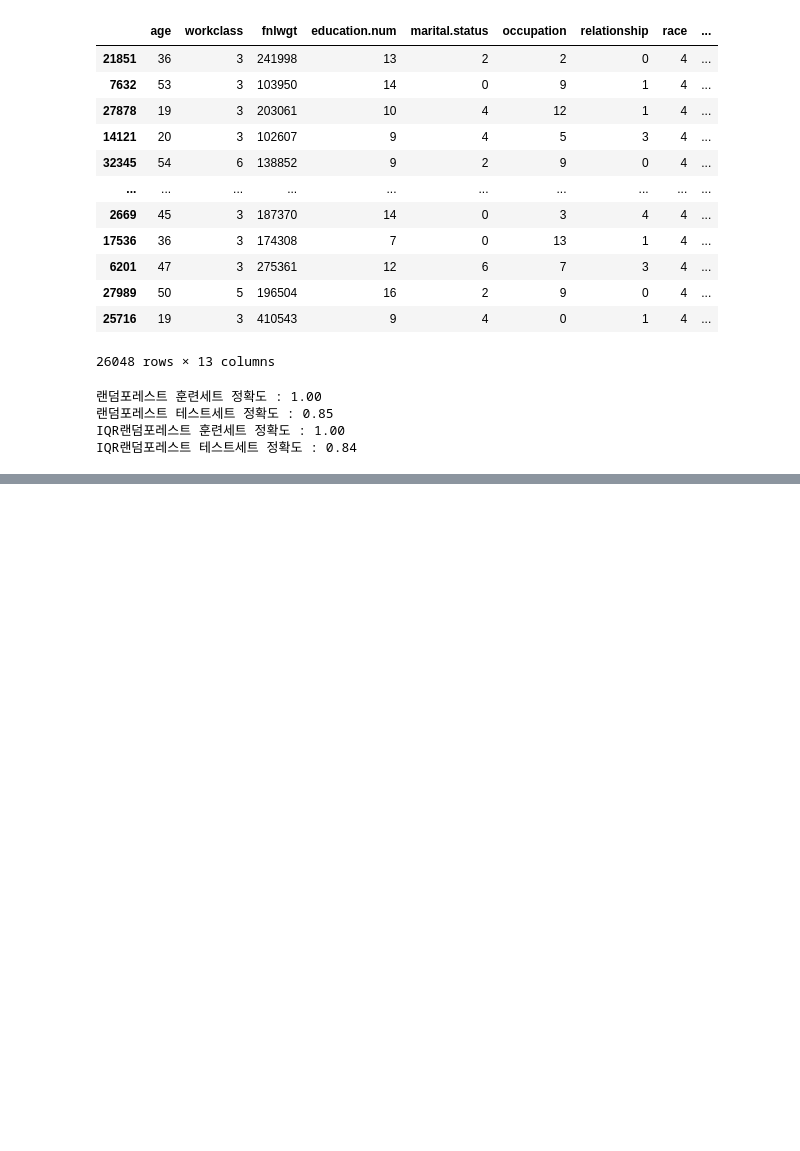
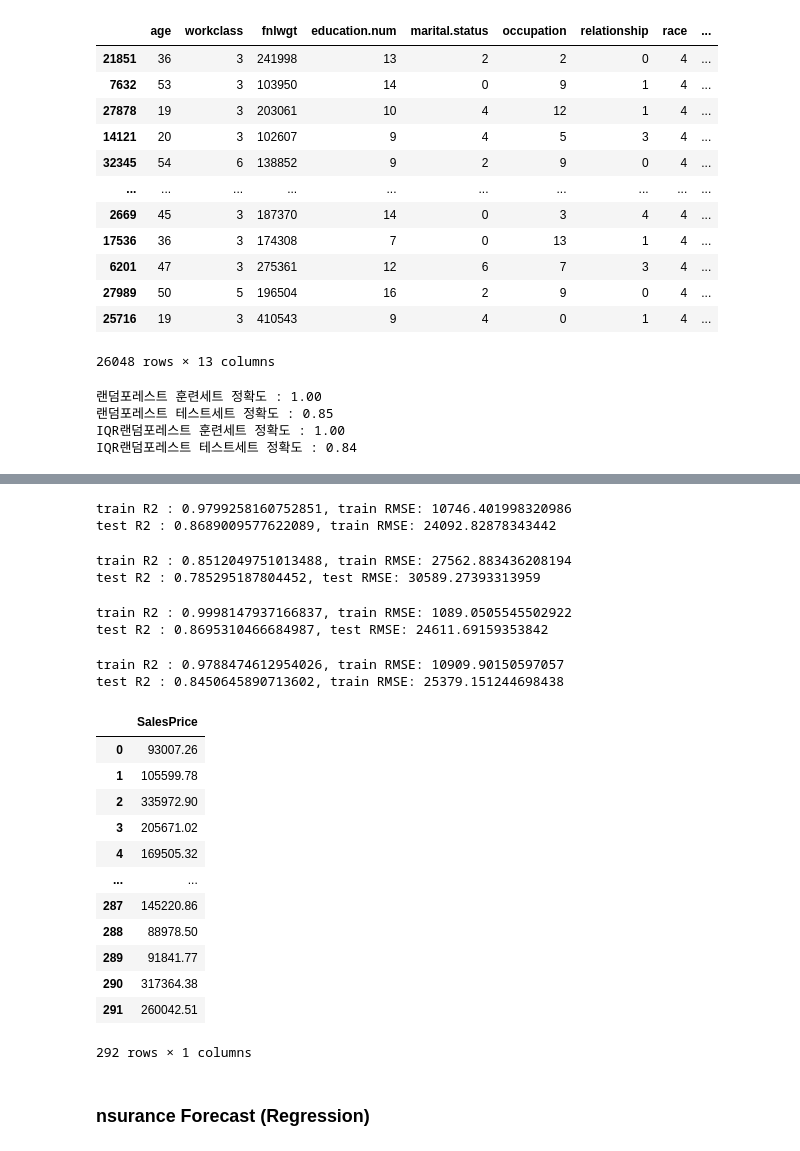
Before and after one commit to meshob2002/Big_certi_practice, a Jupyter notebook: Big_Certification.ipynb, the cells around one changed output, grey strips where cells are left out. Drawn from its saved outputs; the diff is of its cells as text; code cells hidden in the pictures; blank space fills up the shorter version.

```diff
--- a/Big_Certification.ipynb
+++ b/Big_Certification.ipynb
@@ -3794,0 +3939,9 @@ submit.to_csv('1234.csv',index=False)
+# %%
+from sklearn.ensemble import RandomForestRegressor , AdaBoostRegressor
+from xgboost import XGBRegressor
+xgb_reg = XGBRegressor()
+rmf_reg = RandomForestRegressor()
+ada_reg  = AdaBoostRegressor()
+rmf_reg.fit(X_train_new, y_train['SalePrice'])
+ada_reg.fit(X_train_new, y_train['SalePrice'])
+xgb_reg.fit(X_train_new, y_train['SalePrice'],verbose = False)
@@ -3794,0 +3960,57 @@ submit.to_csv('1234.csv',index=False)
+# %%
+from sklearn.metrics import r2_score ,mean_squared_error
+train_pre = rmf_reg.predict(X_train_new)
+test_pre = rmf_reg.predict(X_test_new)
+print(f"train R2 : {r2_score(train_pre,y_train['SalePrice'])}, train RMSE: {np.sqrt(mean_squared_error(train_pre,y_train['SalePrice']))}")
+print(f"test R2 : {r2_score(test_pre,y_test['SalePrice'])}, train RMSE: {np.sqrt(mean_squared_error(test_pre,y_test['SalePrice']))}")
+# %% [output]
+train R2 : 0.9799258160752851, train RMSE: 10746.401998320986
+test R2 : 0.8689009577622089, train RMSE: 24092.82878343442
+# %%
+from sklearn.metrics import r2_score ,mean_squared_error
+ada_train_pre = ada_reg.predict(X_train_new)
+ada_test_pre = ada_reg.predict(X_test_new)
+print(f"train R2 : {r2_score(ada_train_pre,y_train['SalePrice'])}, train RMSE: {np.sqrt(mean_squared_error(ada_train_pre,y_train['SalePrice']))}")
+print(f"test R2 : {r2_score(ada_test_pre,y_test['SalePrice'])}, test RMSE: {np.sqrt(mean_squared_error(ada_test_pre,y_test['SalePrice']))}")
+# %% [output]
+train R2 : 0.8512049751013488, train RMSE: 27562.883436208194
+test R2 : 0.785295187804452, test RMSE: 30589.27393313959
+# %%
+from sklearn.metrics import r2_score ,mean_squared_error
+xgb_train_pre = xgb_reg.predict(X_train_new)
+xgb_test_pre = xgb_reg.predict(X_test_new)
+print(f"train R2 : {r2_score(xgb_train_pre,y_train['SalePrice'])}, train RMSE: {np.sqrt(mean_squared_error(xgb_train_pre,y_train['SalePrice']))}")
+print(f"test R2 : {r2_score(xgb_test_pre,y_test['SalePrice'])}, test RMSE: {np.sqrt(mean_squared_error(xgb_test_pre,y_test['SalePrice']))}")
+# %% [output]
+train R2 : 0.9998147937166837, train RMSE: 1089.0505545502922
+test R2 : 0.8695310466684987, test RMSE: 24611.69159353842
+# %%
+#Sales price 로그변환시 예측값은? -> 별차이 없음 트리기반 모델이라
+rmf_reg.fit(X_train_new, np.log1p(y_train['SalePrice']))
+from sklearn.metrics import r2_score ,mean_squared_error
+train_pre = np.expm1(rmf_reg.predict(X_train_new))
+test_pre = np.expm1(rmf_reg.predict(X_test_new))
+print(f"train R2 : {r2_score(train_pre,y_train['SalePrice'])}, train RMSE: {np.sqrt(mean_squared_error(train_pre,y_train['SalePrice']))}")
+print(f"test R2 : {r2_score(test_pre,y_test['SalePrice'])}, train RMSE: {np.sqrt(mean_squared_error(test_pre,y_test['SalePrice']))}")
+# %% [output]
+train R2 : 0.9788474612954026, train RMSE: 10909.90150597057
+test R2 : 0.8450645890713602, train RMSE: 25379.151244698438
+# %%
+submit = pd.DataFrame({'SalesPrice':test_pre})
+submit
+# %% [output]
+|  | SalesPrice |
+| 0 | 93007.26 |
+| 1 | 105599.78 |
+| 2 | 335972.90 |
+| 3 | 205671.02 |
+| 4 | 169505.32 |
+| ... | ... |
+| 287 | 145220.86 |
+| 288 | 88978.50 |
+| 289 | 91841.77 |
+| 290 | 317364.38 |
+| 291 | 260042.51 |
+292 rows × 1 columns
+# %% [markdown]
+### nsurance Forecast (Regression)
```
Also changed, not shown: parts of 30 cells of this notebook, 4 other files.
